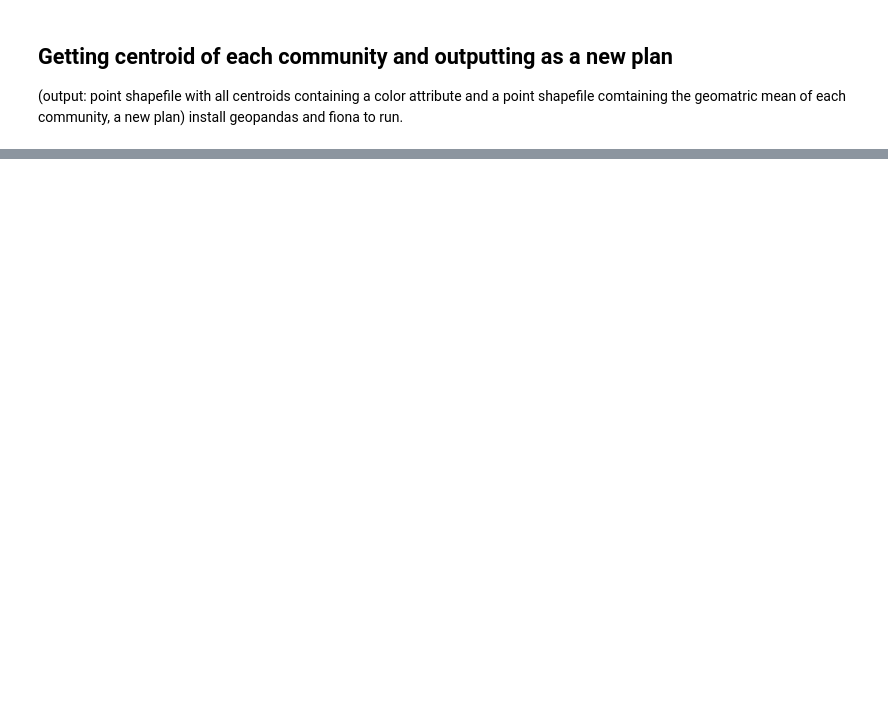
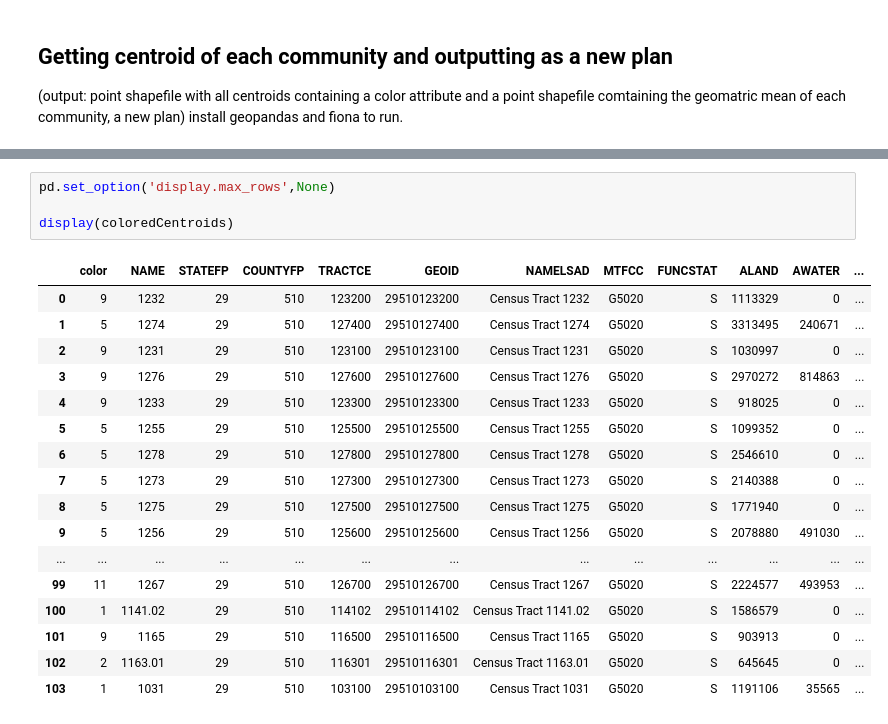
Before and after one commit to juliatompkins/trio-capstone, a Jupyter notebook: algorithms code/graph community clustering.ipynb, the cells around one changed output, grey strips where cells are left out. Drawn from its saved outputs; the diff is of its cells as text; blank space fills up the shorter version.

```diff
--- a/algorithms code/graph community clustering.ipynb
+++ b/algorithms code/graph community clustering.ipynb
@@ -259,0 +310,22 @@ plt.show()
+# %%
+pd.set_option('display.max_rows',None)
+
+display(coloredCentroids)
+# %% [output]
+|  | color | NAME | STATEFP | COUNTYFP | TRACTCE | GEOID | NAMELSAD | MTFCC | FUNCSTAT | ALAND | AWATER | ... |
+| 0 | 9 | 1232 | 29 | 510 | 123200 | 29510123200 | Census Tract 1232 | G5020 | S | 1113329 | 0 | ... |
+| 1 | 5 | 1274 | 29 | 510 | 127400 | 29510127400 | Census Tract 1274 | G5020 | S | 3313495 | 240671 | ... |
+| 2 | 9 | 1231 | 29 | 510 | 123100 | 29510123100 | Census Tract 1231 | G5020 | S | 1030997 | 0 | ... |
+| 3 | 9 | 1276 | 29 | 510 | 127600 | 29510127600 | Census Tract 1276 | G5020 | S | 2970272 | 814863 | ... |
+| 4 | 9 | 1233 | 29 | 510 | 123300 | 29510123300 | Census Tract 1233 | G5020 | S | 918025 | 0 | ... |
+| 5 | 5 | 1255 | 29 | 510 | 125500 | 29510125500 | Census Tract 1255 | G5020 | S | 1099352 | 0 | ... |
+| 6 | 5 | 1278 | 29 | 510 | 127800 | 29510127800 | Census Tract 1278 | G5020 | S | 2546610 | 0 | ... |
+| 7 | 5 | 1273 | 29 | 510 | 127300 | 29510127300 | Census Tract 1273 | G5020 | S | 2140388 | 0 | ... |
+| 8 | 5 | 1275 | 29 | 510 | 127500 | 29510127500 | Census Tract 1275 | G5020 | S | 1771940 | 0 | ... |
+| 9 | 5 | 1256 | 29 | 510 | 125600 | 29510125600 | Census Tract 1256 | G5020 | S | 2078880 | 491030 | ... |
+| ... | ... | ... | ... | ... | ... | ... | ... | ... | ... | ... | ... | ... |
+| 99 | 11 | 1267 | 29 | 510 | 126700 | 29510126700 | Census Tract 1267 | G5020 | S | 2224577 | 493953 | ... |
+| 100 | 1 | 1141.02 | 29 | 510 | 114102 | 29510114102 | Census Tract 1141.02 | G5020 | S | 1586579 | 0 | ... |
+| 101 | 9 | 1165 | 29 | 510 | 116500 | 29510116500 | Census Tract 1165 | G5020 | S | 903913 | 0 | ... |
+| 102 | 2 | 1163.01 | 29 | 510 | 116301 | 29510116301 | Census Tract 1163.01 | G5020 | S | 645645 | 0 | ... |
+| 103 | 1 | 1031 | 29 | 510 | 103100 | 29510103100 | Census Tract 1031 | G5020 | S | 1191106 | 35565 | ... |
```
Also changed, not shown: parts of 5 cells of this notebook, 5 other files.
